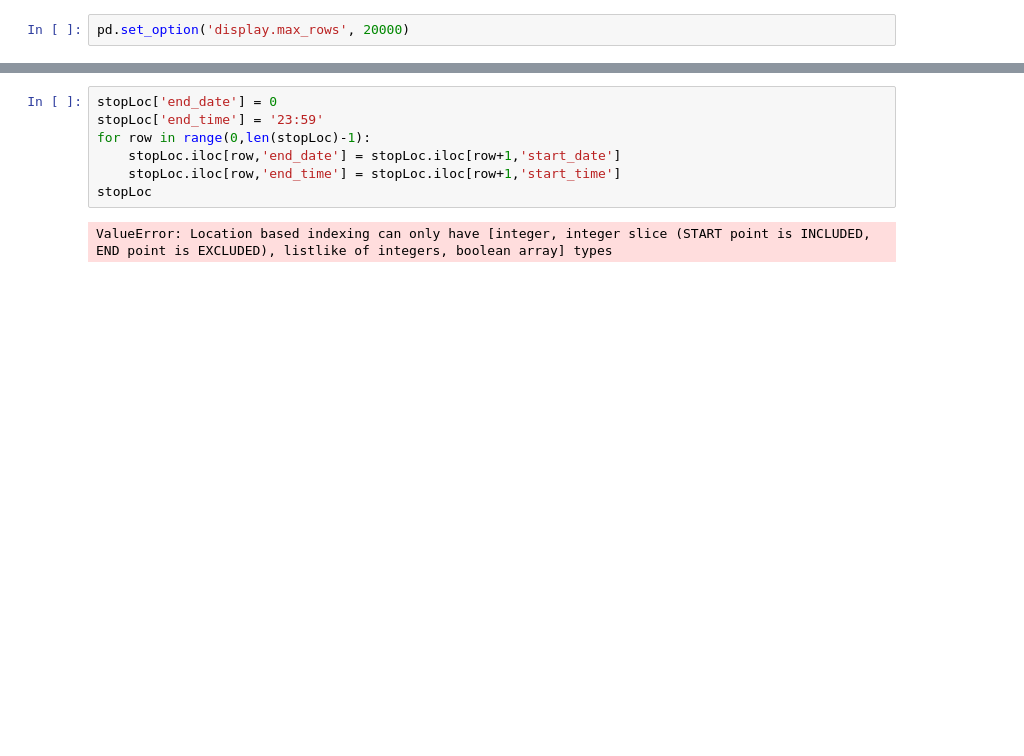
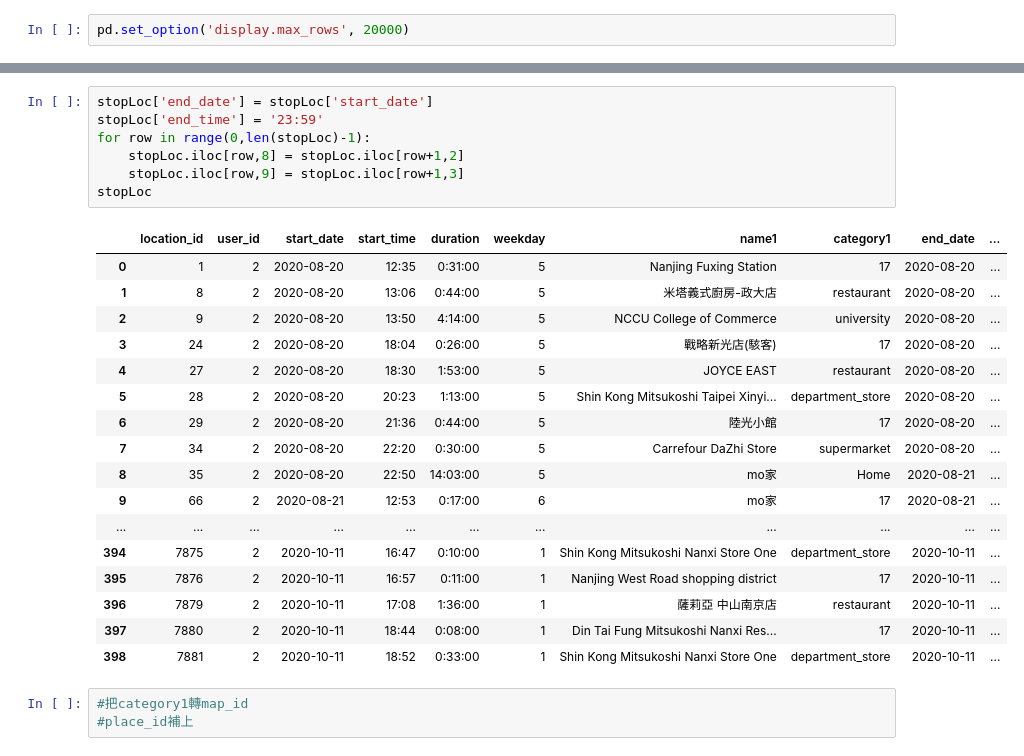
Before and after one commit to yuchieh0130/chchboss, a Jupyter notebook: FINAL_USERDATA.ipynb, the cells around one changed output, grey strips where cells are left out. Drawn from its saved outputs; the diff is of its cells as text; blank space fills up the shorter version.

```diff
--- a/FINAL_USERDATA.ipynb
+++ b/FINAL_USERDATA.ipynb
@@ -216,9 +216,28 @@ stopLoc
 # %%
-stopLoc['end_date'] = 0
+stopLoc['end_date'] = stopLoc['start_date']
 stopLoc['end_time'] = '23:59'
 for row in range(0,len(stopLoc)-1):
-    stopLoc.iloc[row,'end_date'] = stopLoc.iloc[row+1,'start_date']
-    stopLoc.iloc[row,'end_time'] = stopLoc.iloc[row+1,'start_time']
+    stopLoc.iloc[row,8] = stopLoc.iloc[row+1,2]
+    stopLoc.iloc[row,9] = stopLoc.iloc[row+1,3]
 stopLoc
 # %% [output]
-ValueError: Location based indexing can only have [integer, integer slice (START point is INCLUDED, END point is EXCLUDED), listlike of integers, boolean array] types
+|  | location_id | user_id | start_date | start_time | duration | weekday | name1 | category1 | end_date | ... |
+| 0 | 1 | 2 | 2020-08-20 | 12:35 | 0:31:00 | 5 | Nanjing Fuxing Station | 17 | 2020-08-20 | ... |
+| 1 | 8 | 2 | 2020-08-20 | 13:06 | 0:44:00 | 5 | 米塔義式廚房-政大店 | restaurant | 2020-08-20 | ... |
+| 2 | 9 | 2 | 2020-08-20 | 13:50 | 4:14:00 | 5 | NCCU College of Commerce | university | 2020-08-20 | ... |
+| 3 | 24 | 2 | 2020-08-20 | 18:04 | 0:26:00 | 5 | 戰略新光店(駭客) | 17 | 2020-08-20 | ... |
+| 4 | 27 | 2 | 2020-08-20 | 18:30 | 1:53:00 | 5 | JOYCE EAST | restaurant | 2020-08-20 | ... |
+| 5 | 28 | 2 | 2020-08-20 | 20:23 | 1:13:00 | 5 | Shin Kong Mitsukoshi Taipei Xinyi... | department_store | 2020-08-20 | ... |
+| 6 | 29 | 2 | 2020-08-20 | 21:36 | 0:44:00 | 5 | 陸光小館 | 17 | 2020-08-20 | ... |
+| 7 | 34 | 2 | 2020-08-20 | 22:20 | 0:30:00 | 5 | Carrefour DaZhi Store | supermarket | 2020-08-20 | ... |
+| 8 | 35 | 2 | 2020-08-20 | 22:50 | 14:03:00 | 5 | mo家 | Home | 2020-08-21 | ... |
+| 9 | 66 | 2 | 2020-08-21 | 12:53 | 0:17:00 | 6 | mo家 | 17 | 2020-08-21 | ... |
+| ... | ... | ... | ... | ... | ... | ... | ... | ... | ... | ... |
+| 394 | 7875 | 2 | 2020-10-11 | 16:47 | 0:10:00 | 1 | Shin Kong Mitsukoshi Nanxi Store One | department_store | 2020-10-11 | ... |
+| 395 | 7876 | 2 | 2020-10-11 | 16:57 | 0:11:00 | 1 | Nanjing West Road shopping district | 17 | 2020-10-11 | ... |
+| 396 | 7879 | 2 | 2020-10-11 | 17:08 | 1:36:00 | 1 | 薩莉亞 中山南京店 | restaurant | 2020-10-11 | ... |
+| 397 | 7880 | 2 | 2020-10-11 | 18:44 | 0:08:00 | 1 | Din Tai Fung Mitsukoshi Nanxi Res... | 17 | 2020-10-11 | ... |
+| 398 | 7881 | 2 | 2020-10-11 | 18:52 | 0:33:00 | 1 | Shin Kong Mitsukoshi Nanxi Store One | department_store | 2020-10-11 | ... |
+# %%
+#把category1轉map_id
+#place_id補上
```
Also changed, not shown: parts of 8 cells of this notebook, 3 other files.
